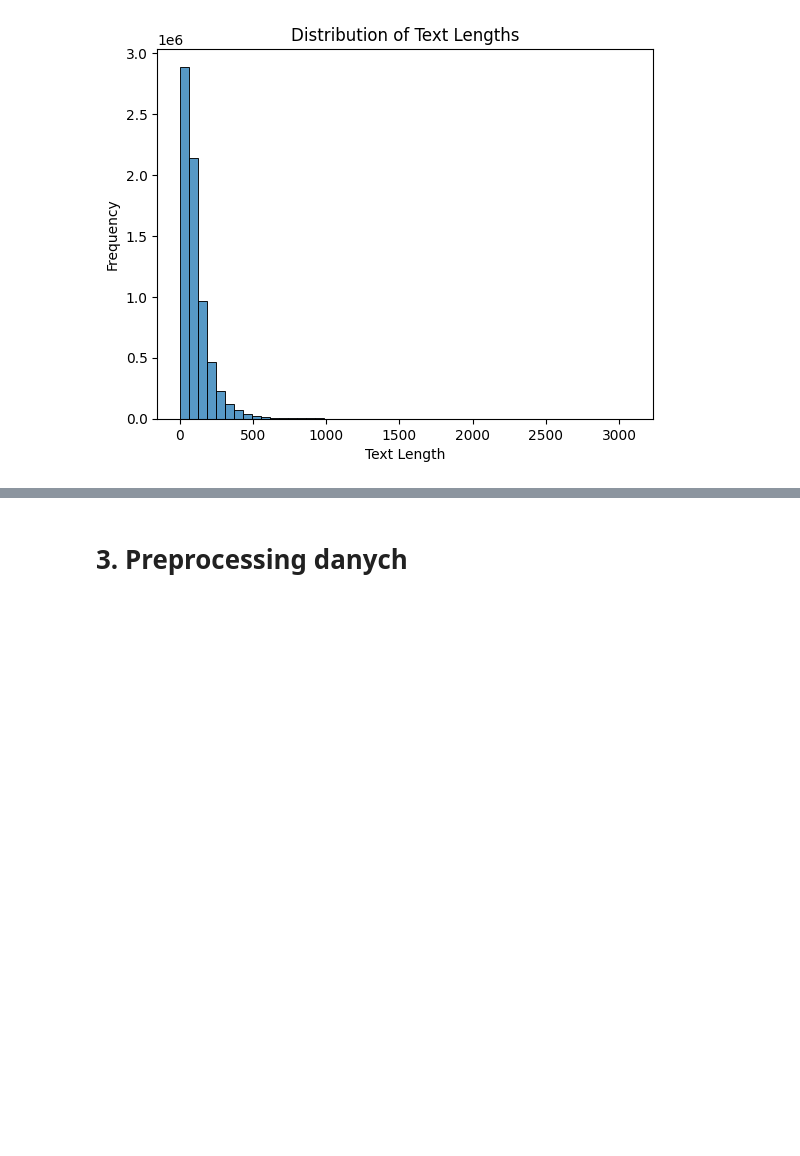
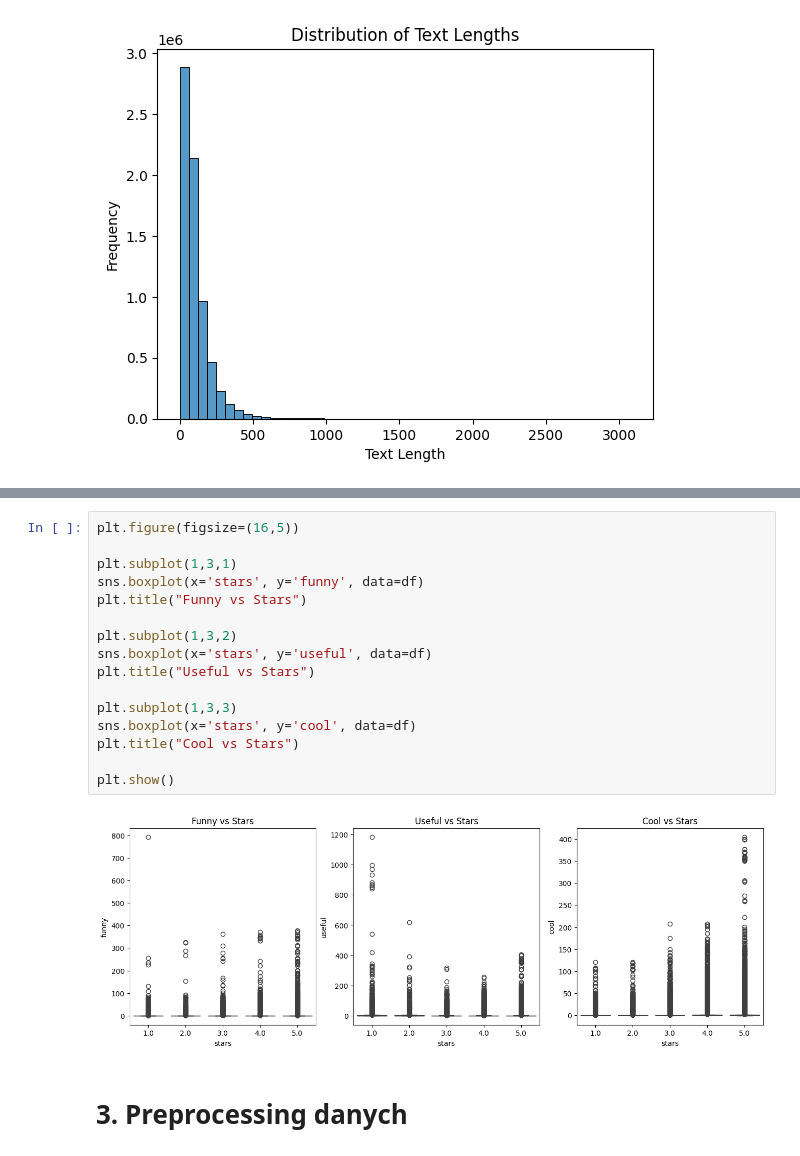
Before and after one commit to r-ost/PPD-project, a Jupyter notebook: notebooks/01_eda.ipynb, the cells around one changed output, grey strips where cells are left out. Cells and saved outputs as stored; diff of their text form; blank space fills up the shorter version.

```diff
--- a/notebooks/01_eda.ipynb
+++ b/notebooks/01_eda.ipynb
@@ -114,3 +141,21 @@ plt.show()
+# %%
+plt.figure(figsize=(16,5))
+
+plt.subplot(1,3,1)
+sns.boxplot(x='stars', y='funny', data=df)
+plt.title("Funny vs Stars")
+
+plt.subplot(1,3,2)
+sns.boxplot(x='stars', y='useful', data=df)
+plt.title("Useful vs Stars")
+
+plt.subplot(1,3,3)
+sns.boxplot(x='stars', y='cool', data=df)
+plt.title("Cool vs Stars")
+
+plt.show()
+# %% [output]
+[figure, added]
 # %% [markdown]
 # 3. Preprocessing danych
 # %% [markdown]
```
Also changed, not shown: parts of 3 cells of this notebook.
